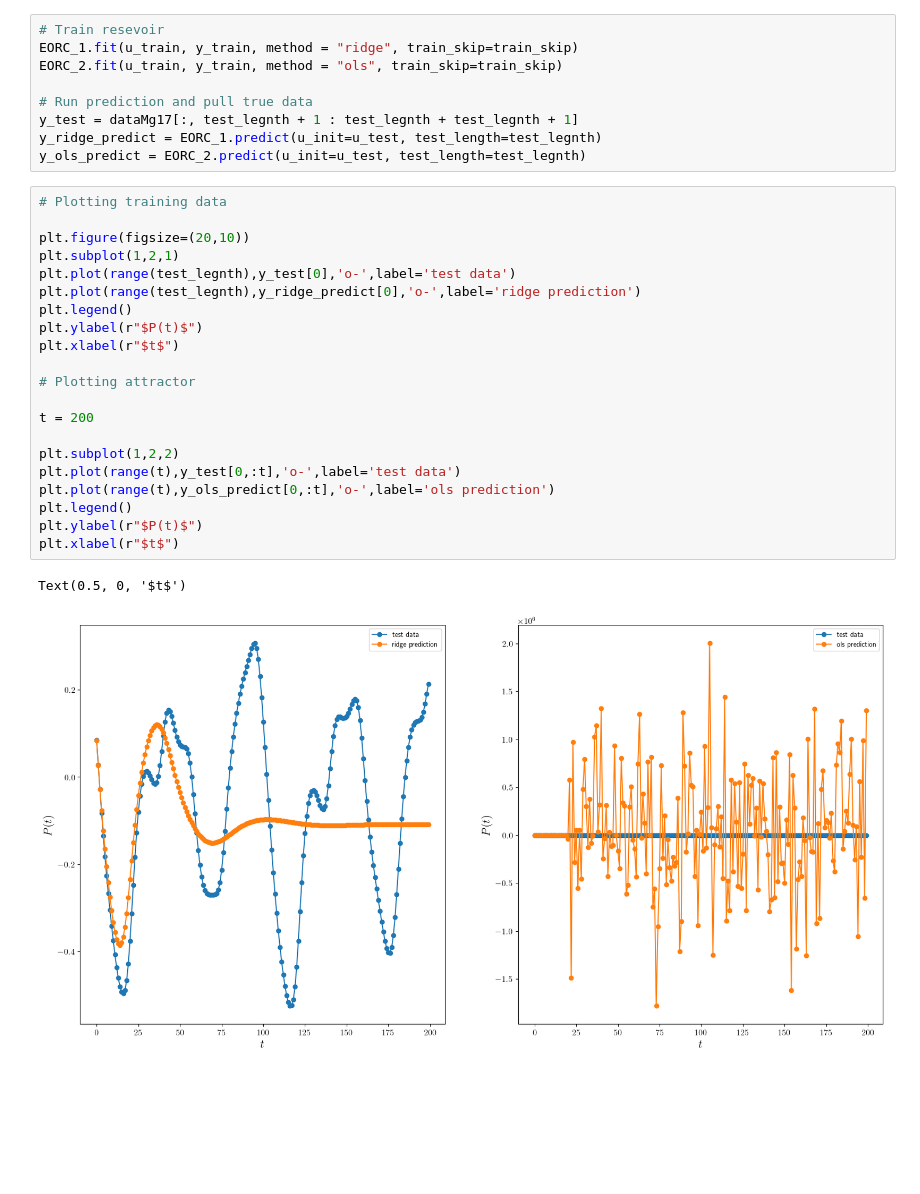
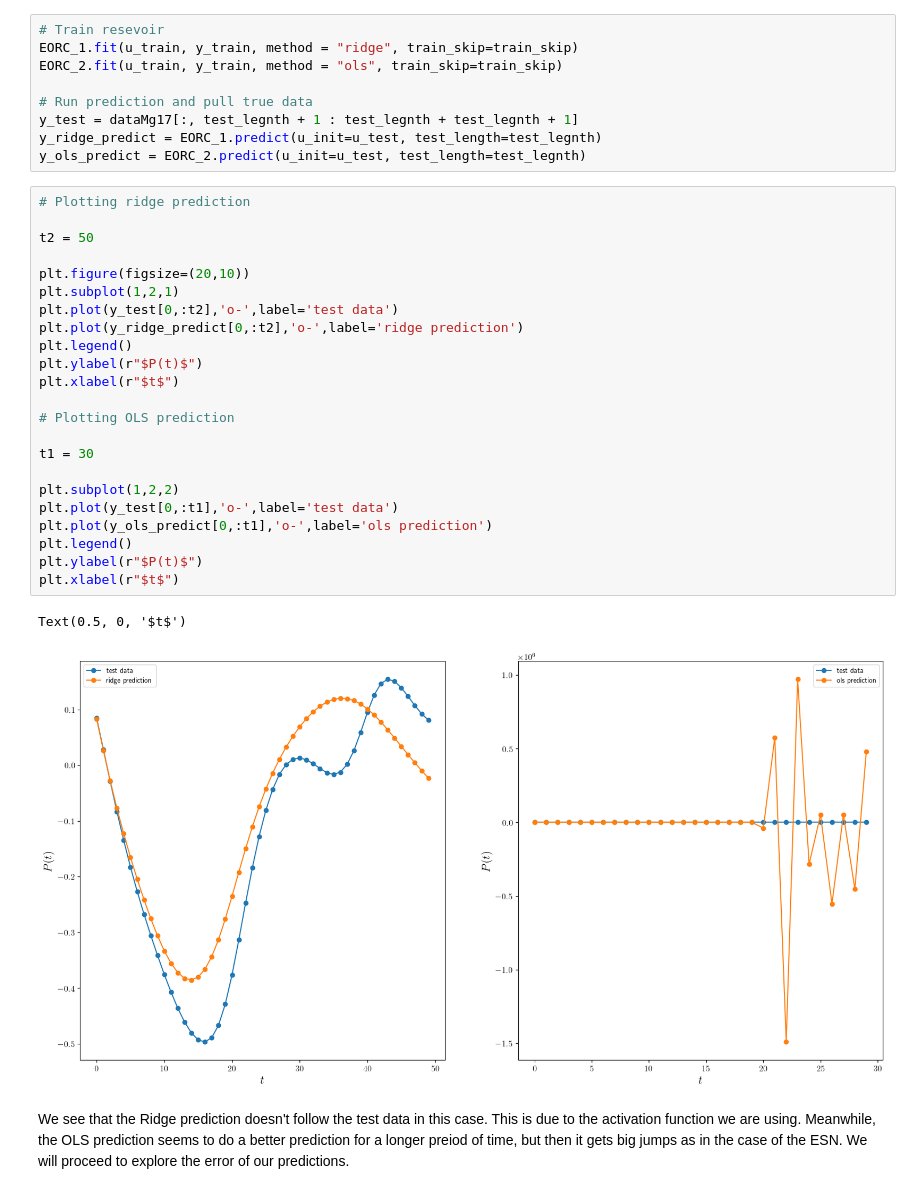
Before and after one commit to ivanMC-A/CompPhysProject, a Jupyter notebook: rnnExamples.ipynb, the cells around one changed output. Drawn from its saved outputs; the diff is of its cells as text; blank space fills up the shorter version.

```diff
--- a/rnnExamples.ipynb
+++ b/rnnExamples.ipynb
@@ -197,26 +203,30 @@ y_test = dataMg17[:, test_legnth + 1 : test_legnth + test_legnth + 1]
 y_ridge_predict = EORC_1.predict(u_init=u_test, test_length=test_legnth)
 y_ols_predict = EORC_2.predict(u_init=u_test, test_length=test_legnth)
 # %%
-# Plotting training data
+# Plotting ridge prediction
+
+t2 = 50
 
 plt.figure(figsize=(20,10))
 plt.subplot(1,2,1)
-plt.plot(range(test_legnth),y_test[0],'o-',label='test data')
-plt.plot(range(test_legnth),y_ridge_predict[0],'o-',label='ridge prediction')
+plt.plot(y_test[0,:t2],'o-',label='test data')
+plt.plot(y_ridge_predict[0,:t2],'o-',label='ridge prediction')
 plt.legend()
 plt.ylabel(r"$P(t)$")
 plt.xlabel(r"$t$")
 
-# Plotting attractor
+# Plotting OLS prediction
 
-t = 200
+t1 = 30
 
 plt.subplot(1,2,2)
-plt.plot(range(t),y_test[0,:t],'o-',label='test data')
-plt.plot(range(t),y_ols_predict[0,:t],'o-',label='ols prediction')
+plt.plot(y_test[0,:t1],'o-',label='test data')
+plt.plot(y_ols_predict[0,:t1],'o-',label='ols prediction')
 plt.legend()
 plt.ylabel(r"$P(t)$")
 plt.xlabel(r"$t$")
 # %% [output]
 Text(0.5, 0, '$t$')
-[figure, old version]
+[figure, new version]
+# %% [markdown]
+We see that the Ridge prediction doesn't follow the test data in this case. This is due to the activation function we are using. Meanwhile, the OLS prediction seems to do a better prediction for a longer preiod of time, but then it gets big jumps as in the case of the ESN. We will proceed to explore the error of our predictions.
```
Also changed, not shown: parts of 7 cells of this notebook, 1 other file.
